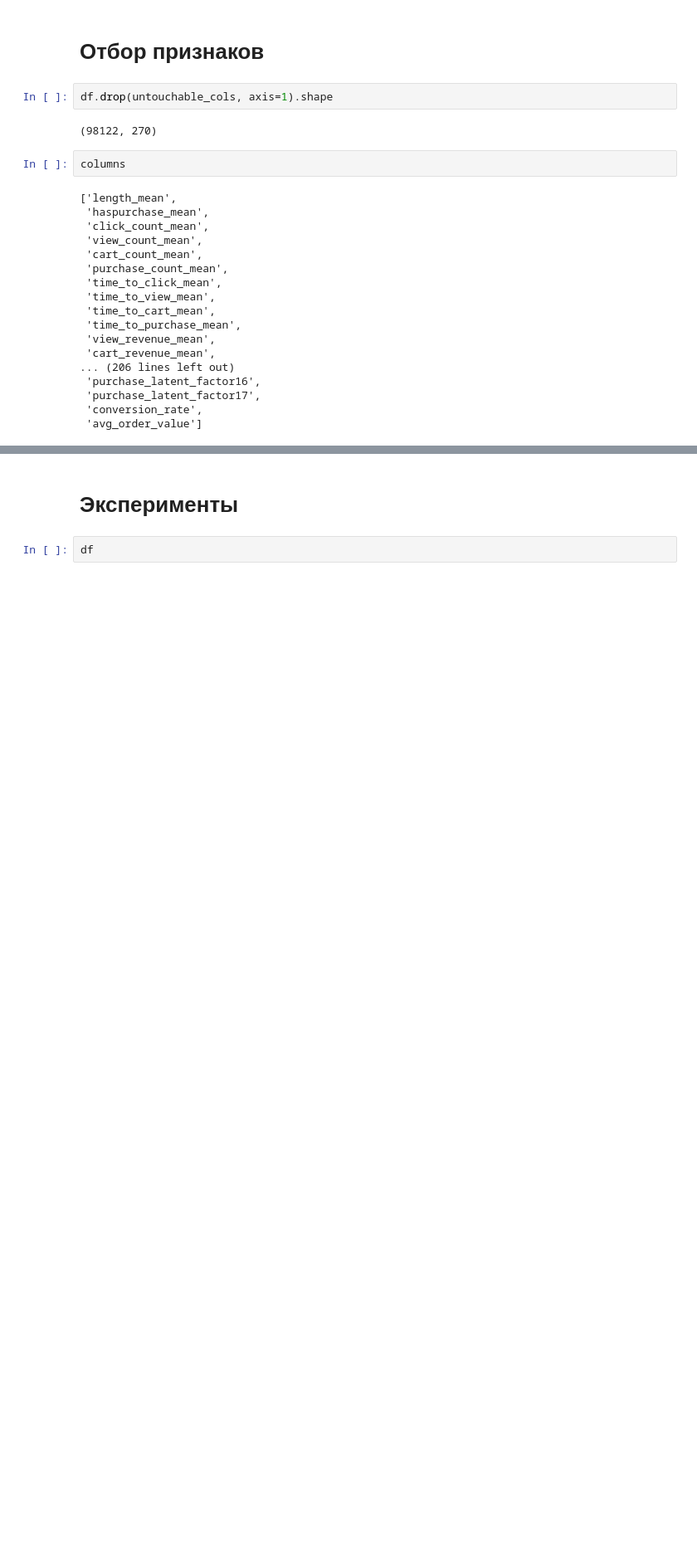
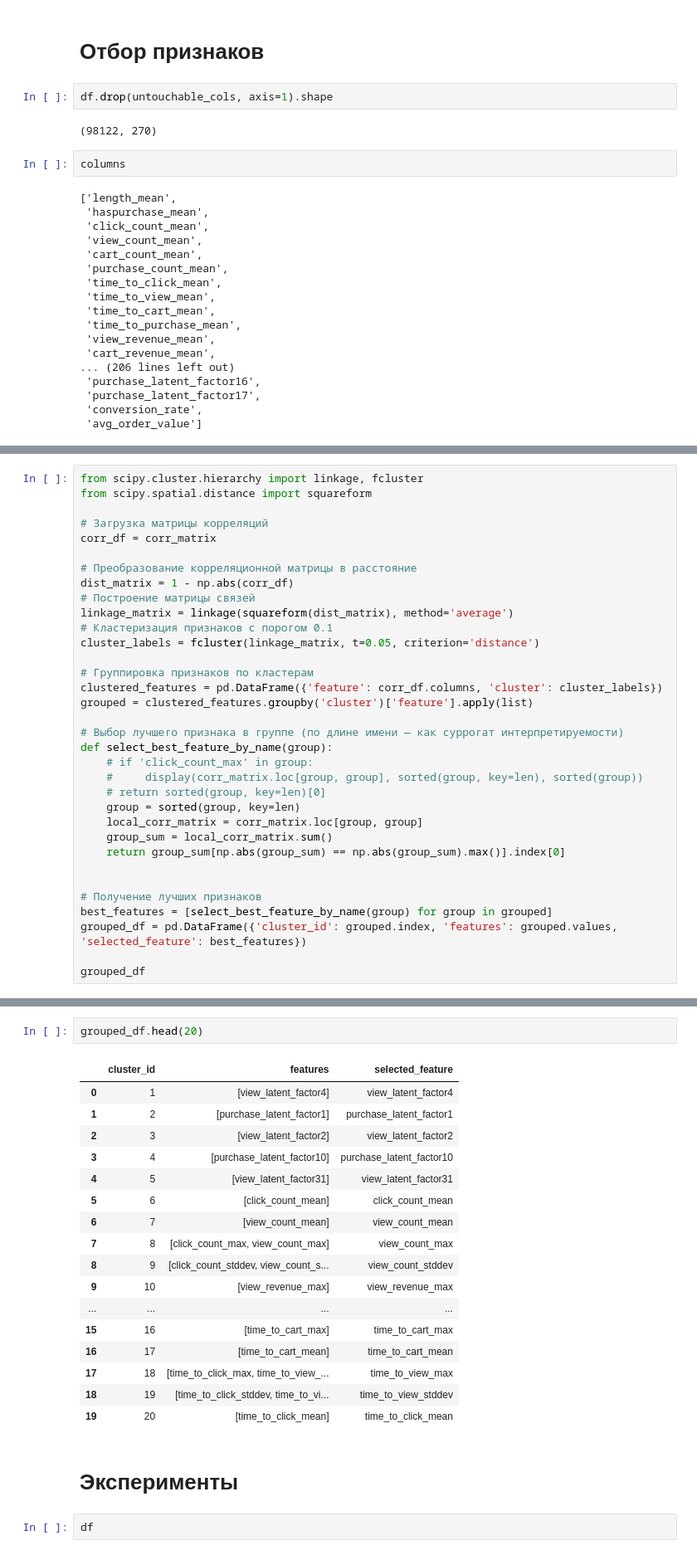
Before and after one commit to Arbuz-Nick/MasterDiploma, a Jupyter notebook: first_steps.ipynb, the cells around one changed output, grey strips where cells are left out. Shown at 83% size. Cells and saved outputs as stored; diff of their text form; blank space fills up the shorter version.

```diff
--- a/first_steps.ipynb
+++ b/first_steps.ipynb
@@ -976,0 +800,34 @@ for corr_pairs
+# %%
+from scipy.cluster.hierarchy import linkage, fcluster
+from scipy.spatial.distance import squareform
+
+# Загрузка матрицы корреляций
+corr_df = corr_matrix
+
+# Преобразование корреляционной матрицы в расстояние
+dist_matrix = 1 - np.abs(corr_df)
+# Построение матрицы связей
+linkage_matrix = linkage(squareform(dist_matrix), method='average')
+# Кластеризация признаков с порогом 0.1
+cluster_labels = fcluster(linkage_matrix, t=0.05, criterion='distance')
+
+# Группировка признаков по кластерам
+clustered_features = pd.DataFrame({'feature': corr_df.columns, 'cluster': cluster_labels})
+grouped = clustered_features.groupby('cluster')['feature'].apply(list)
+
+# Выбор лучшего признака в группе (по длине имени — как суррогат интерпретируемости)
+def select_best_feature_by_name(group):
+    # if 'click_count_max' in group:
+    #     display(corr_matrix.loc[group, group], sorted(group, key=len), sorted(group))
+    # return sorted(group, key=len)[0]
+    group = sorted(group, key=len)
+    local_corr_matrix = corr_matrix.loc[group, group]
+    group_sum = local_corr_matrix.sum()
+    return group_sum[np.abs(group_sum) == np.abs(group_sum).max()].index[0]
+
+
+# Получение лучших признаков
+best_features = [select_best_feature_by_name(group) for group in grouped]
+grouped_df = pd.DataFrame({'cluster_id': grouped.index, 'features': grouped.values, 'selected_feature': best_features})
+
+grouped_df
@@ -977,3 +848,23 @@ for corr_pairs
+# %%
+grouped_df.head(20)
+# %% [output]
+|  | cluster_id | features | selected_feature |
+| 0 | 1 | [view_latent_factor4] | view_latent_factor4 |
+| 1 | 2 | [purchase_latent_factor1] | purchase_latent_factor1 |
+| 2 | 3 | [view_latent_factor2] | view_latent_factor2 |
+| 3 | 4 | [purchase_latent_factor10] | purchase_latent_factor10 |
+| 4 | 5 | [view_latent_factor31] | view_latent_factor31 |
+| 5 | 6 | [click_count_mean] | click_count_mean |
+| 6 | 7 | [view_count_mean] | view_count_mean |
+| 7 | 8 | [click_count_max, view_count_max] | view_count_max |
+| 8 | 9 | [click_count_stddev, view_count_s... | view_count_stddev |
+| 9 | 10 | [view_revenue_max] | view_revenue_max |
+| ... | ... | ... | ... |
+| 15 | 16 | [time_to_cart_max] | time_to_cart_max |
+| 16 | 17 | [time_to_cart_mean] | time_to_cart_mean |
+| 17 | 18 | [time_to_click_max, time_to_view_... | time_to_view_max |
+| 18 | 19 | [time_to_click_stddev, time_to_vi... | time_to_view_stddev |
+| 19 | 20 | [time_to_click_mean] | time_to_click_mean |
 # %% [markdown]
 # Эксперименты
 # %%
```
Also changed, not shown: parts of 13 cells of this notebook, 2 other files.
